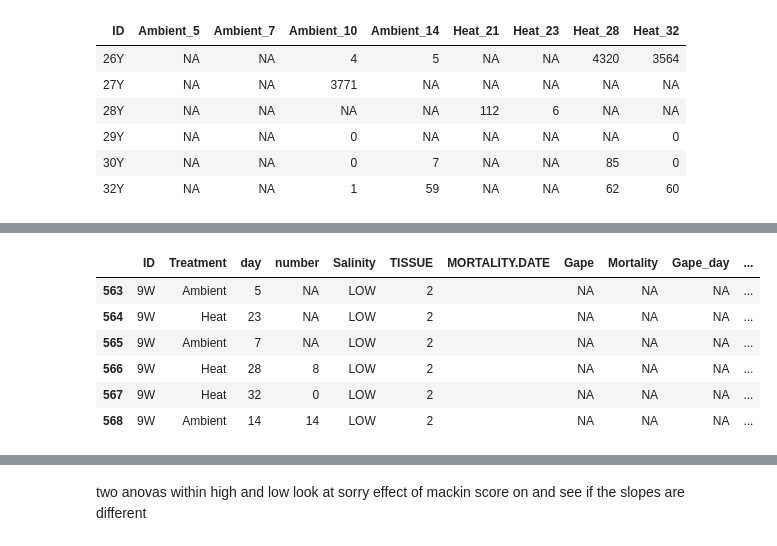
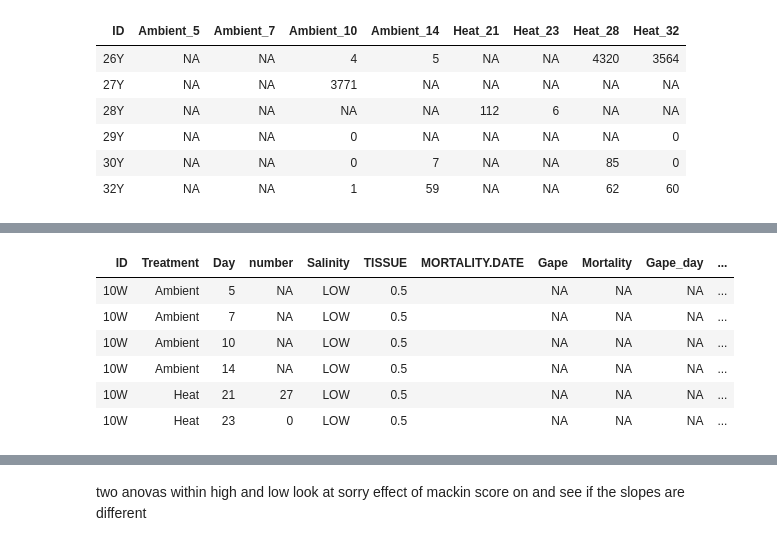
Before and after one commit to sagw/DE2019, a Jupyter notebook: Shed2019.ipynb, the cells around one changed output, grey strips where cells are left out. Saved outputs shown, nothing was run; the diff lists cells and outputs as text; code cells hidden in the pictures.

```diff
--- a/Shed2019.ipynb
+++ b/Shed2019.ipynb
@@ -25,8 +42,9 @@ head(cells)
 | 29Y | NA | NA | 0 | NA | NA | NA | NA | 0 |
 | 30Y | NA | NA | 0 | 7 | NA | NA | 85 | 0 |
 | 32Y | NA | NA | 1 | 59 | NA | NA | 62 | 60 |
-# %%
-cells=gather(cells, date, number, Ambient_5:Heat_32)
+# %%
+#reformat dataframe, separate day and treatment
+cells=pivot_longer(cells, Ambient_5:Heat_32, names_to=c("Treatment","Day"), names_sep="_", values_to="number")
 # %%
 head(cells)
 # %% [output]
@@ -40,3 +58 @@ head(cells)
-# %%
-cells=separate(cells, date, c("Treatment", "day" ))
 # %%
@@ -52,13 +68,13 @@ head(cells)
 # %%
 all=merge(cells,oysters, by="ID")
 # %%
-tail(all)
+head(all)
 # %% [output]
-|  | ID | Treatment | day | number | Salinity | TISSUE | MORTALITY.DATE | Gape | Mortality | Gape_day | ... |
-| 563 | 9W | Ambient | 5 | NA | LOW | 2 |  | NA | NA | NA | ... |
-| 564 | 9W | Heat | 23 | NA | LOW | 2 |  | NA | NA | NA | ... |
-| 565 | 9W | Ambient | 7 | NA | LOW | 2 |  | NA | NA | NA | ... |
-| 566 | 9W | Heat | 28 | 8 | LOW | 2 |  | NA | NA | NA | ... |
-| 567 | 9W | Heat | 32 | 0 | LOW | 2 |  | NA | NA | NA | ... |
-| 568 | 9W | Ambient | 14 | 14 | LOW | 2 |  | NA | NA | NA | ... |
+| ID | Treatment | Day | number | Salinity | TISSUE | MORTALITY.DATE | Gape | Mortality | Gape_day | ... |
+| 10W | Ambient | 5 | NA | LOW | 0.5 |  | NA | NA | NA | ... |
+| 10W | Ambient | 7 | NA | LOW | 0.5 |  | NA | NA | NA | ... |
+| 10W | Ambient | 10 | NA | LOW | 0.5 |  | NA | NA | NA | ... |
+| 10W | Ambient | 14 | NA | LOW | 0.5 |  | NA | NA | NA | ... |
+| 10W | Heat | 21 | 27 | LOW | 0.5 |  | NA | NA | NA | ... |
+| 10W | Heat | 23 | 0 | LOW | 0.5 |  | NA | NA | NA | ... |
 # %%
```
Also changed, not shown: parts of 144 cells of this notebook.
